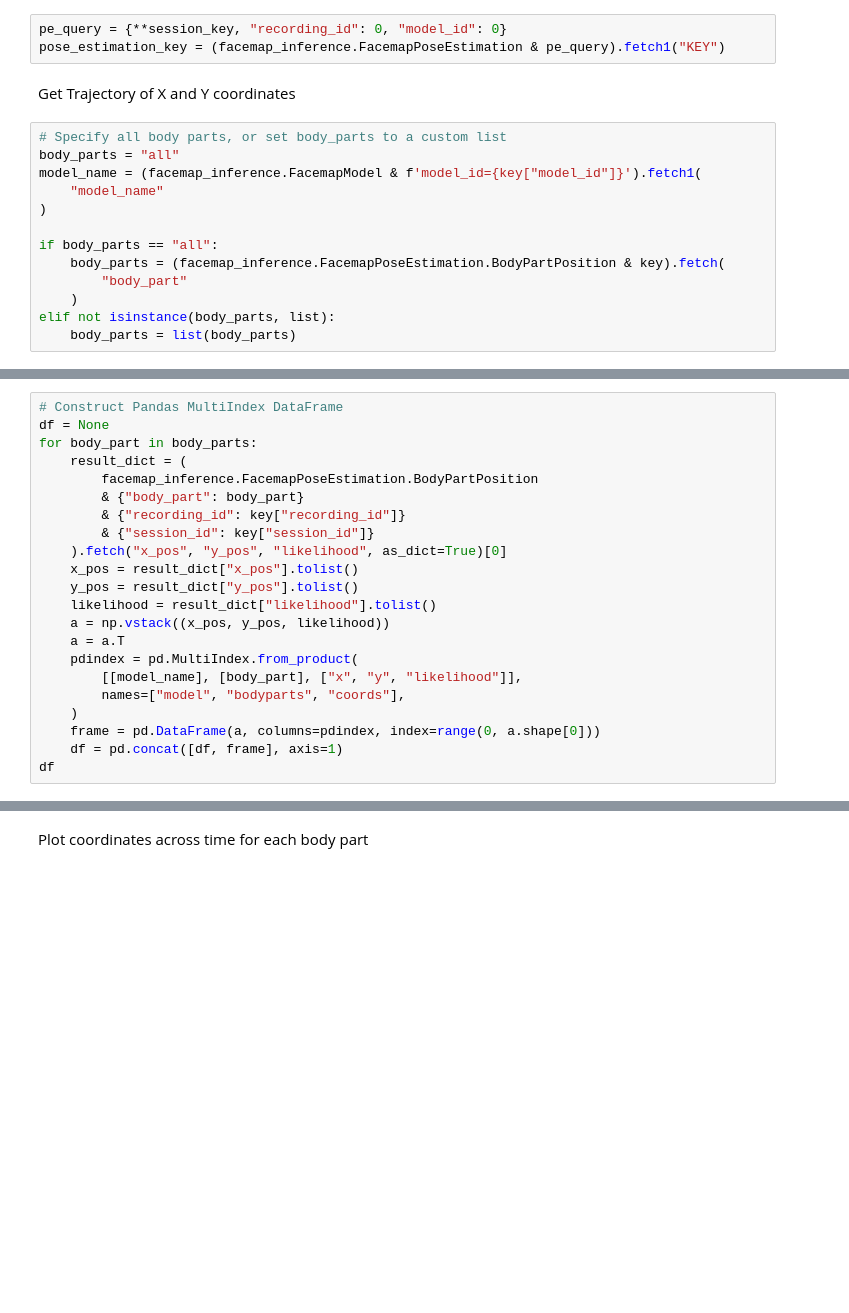
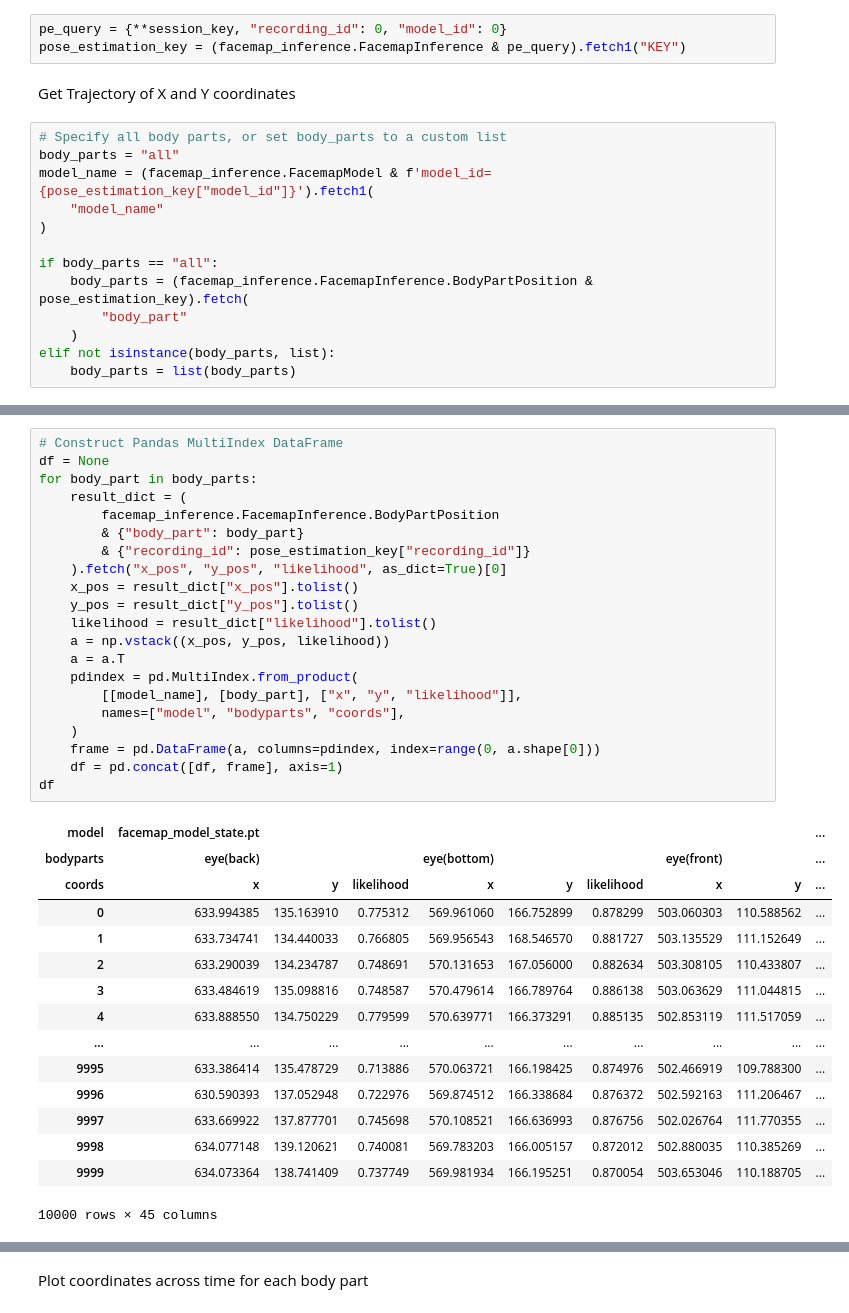
Before and after one commit to datajoint/element-facemap, a Jupyter notebook: notebooks/inference_tutorial.ipynb, the cells around one changed output, grey strips where cells are left out. Drawn from its saved outputs; the diff is of its cells as text; blank space fills up the shorter version.

```diff
--- a/notebooks/inference_tutorial.ipynb
+++ b/notebooks/inference_tutorial.ipynb
@@ -329,18 +348,18 @@ facemap_inference.FacemapPoseEstimation.BodyPartPosition()
 In this tutorial, we will do some exploratory analysis by fetching the data from the database and creating a few plots.
 # %%
 pe_query = {**session_key, "recording_id": 0, "model_id": 0}
-pose_estimation_key = (facemap_inference.FacemapPoseEstimation & pe_query).fetch1("KEY")
+pose_estimation_key = (facemap_inference.FacemapInference & pe_query).fetch1("KEY")
 # %% [markdown]
 Get Trajectory of X and Y coordinates
 # %%
 # Specify all body parts, or set body_parts to a custom list
 body_parts = "all"
-model_name = (facemap_inference.FacemapModel & f'model_id={key["model_id"]}').fetch1(
+model_name = (facemap_inference.FacemapModel & f'model_id={pose_estimation_key["model_id"]}').fetch1(
     "model_name"
 )
 
 if body_parts == "all":
-    body_parts = (facemap_inference.FacemapPoseEstimation.BodyPartPosition & key).fetch(
+    body_parts = (facemap_inference.FacemapInference.BodyPartPosition & pose_estimation_key).fetch(
         "body_part"
     )
 elif not isinstance(body_parts, list):
@@ -348,25 +374,40 @@ elif not isinstance(body_parts, list):
 # %%
 # Construct Pandas MultiIndex DataFrame
 df = None
 for body_part in body_parts:
     result_dict = (
-        facemap_inference.FacemapPoseEstimation.BodyPartPosition
+        facemap_inference.FacemapInference.BodyPartPosition
         & {"body_part": body_part}
-        & {"recording_id": key["recording_id"]}
-        & {"session_id": key["session_id"]}
+        & {"recording_id": pose_estimation_key["recording_id"]}
     ).fetch("x_pos", "y_pos", "likelihood", as_dict=True)[0]
     x_pos = result_dict["x_pos"].tolist()
     y_pos = result_dict["y_pos"].tolist()
     likelihood = result_dict["likelihood"].tolist()
     a = np.vstack((x_pos, y_pos, likelihood))
     a = a.T
     pdindex = pd.MultiIndex.from_product(
         [[model_name], [body_part], ["x", "y", "likelihood"]],
         names=["model", "bodyparts", "coords"],
     )
     frame = pd.DataFrame(a, columns=pdindex, index=range(0, a.shape[0]))
     df = pd.concat([df, frame], axis=1)
 df
+# %% [output]
+| model | facemap_model_state.pt |  |  |  |  |  |  |  | ... |
+| bodyparts | eye(back) |  |  | eye(bottom) |  |  | eye(front) |  | ... |
+| coords | x | y | likelihood | x | y | likelihood | x | y | ... |
+| 0 | 633.994385 | 135.163910 | 0.775312 | 569.961060 | 166.752899 | 0.878299 | 503.060303 | 110.588562 | ... |
+| 1 | 633.734741 | 134.440033 | 0.766805 | 569.956543 | 168.546570 | 0.881727 | 503.135529 | 111.152649 | ... |
+| 2 | 633.290039 | 134.234787 | 0.748691 | 570.131653 | 167.056000 | 0.882634 | 503.308105 | 110.433807 | ... |
+| 3 | 633.484619 | 135.098816 | 0.748587 | 570.479614 | 166.789764 | 0.886138 | 503.063629 | 111.044815 | ... |
+| 4 | 633.888550 | 134.750229 | 0.779599 | 570.639771 | 166.373291 | 0.885135 | 502.853119 | 111.517059 | ... |
+| ... | ... | ... | ... | ... | ... | ... | ... | ... | ... |
+| 9995 | 633.386414 | 135.478729 | 0.713886 | 570.063721 | 166.198425 | 0.874976 | 502.466919 | 109.788300 | ... |
+| 9996 | 630.590393 | 137.052948 | 0.722976 | 569.874512 | 166.338684 | 0.876372 | 502.592163 | 111.206467 | ... |
+| 9997 | 633.669922 | 137.877701 | 0.745698 | 570.108521 | 166.636993 | 0.876756 | 502.026764 | 111.770355 | ... |
+| 9998 | 634.077148 | 139.120621 | 0.740081 | 569.783203 | 166.005157 | 0.872012 | 502.880035 | 110.385269 | ... |
+| 9999 | 634.073364 | 138.741409 | 0.737749 | 569.981934 | 166.195251 | 0.870054 | 503.653046 | 110.188705 | ... |
+10000 rows × 45 columns
 # %%
 df_xy = df.iloc[:, df.columns.get_level_values(2).isin(["x", "y"])][
     "facemap_model_state.pt"
```
Also changed, not shown: parts of 19 cells of this notebook.
